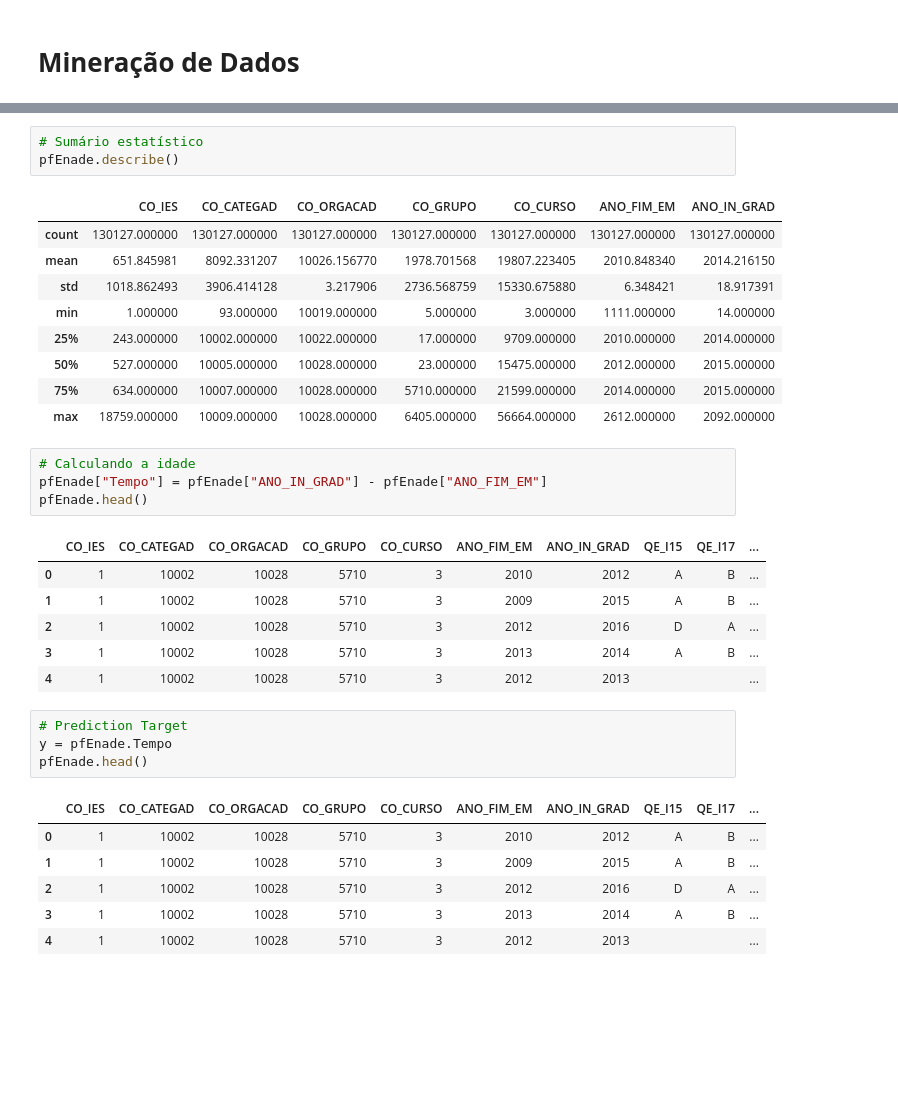
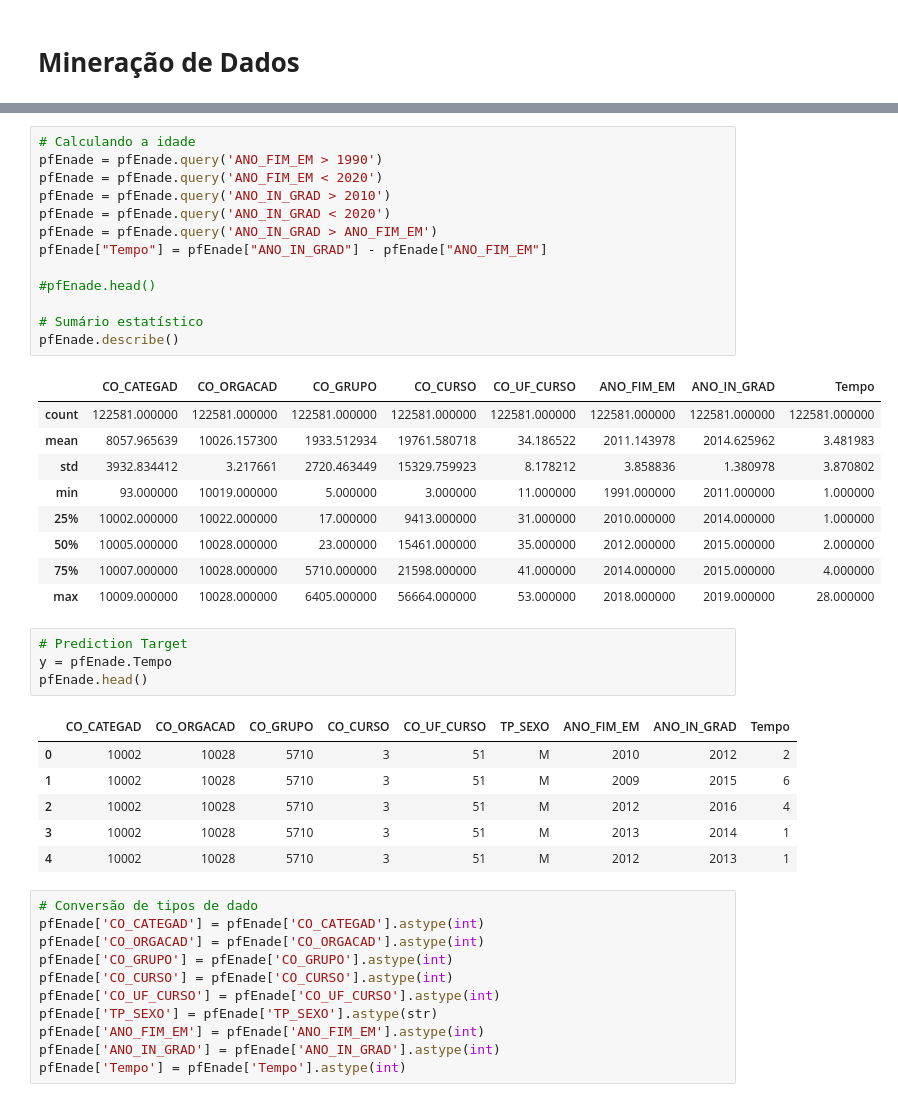
Before and after one commit to svponte/md, a Jupyter notebook: main.ipynb, the cells around one changed output, grey strips where cells are left out. Saved outputs shown, nothing was run; the diff lists cells and outputs as text; blank space fills up the shorter version.

Commit message:
Tramento de dados

```diff
--- a/main.ipynb
+++ b/main.ipynb
@@ -197,37 +195,47 @@ QE_I25            0
 dtype: int64
-# %%
-# Sumário estatístico
-pfEnade.describe()
-# %% [output]
-|  | CO_IES | CO_CATEGAD | CO_ORGACAD | CO_GRUPO | CO_CURSO | ANO_FIM_EM | ANO_IN_GRAD |
-| count | 130127.000000 | 130127.000000 | 130127.000000 | 130127.000000 | 130127.000000 | 130127.000000 | 130127.000000 |
-| mean | 651.845981 | 8092.331207 | 10026.156770 | 1978.701568 | 19807.223405 | 2010.848340 | 2014.216150 |
-| std | 1018.862493 | 3906.414128 | 3.217906 | 2736.568759 | 15330.675880 | 6.348421 | 18.917391 |
-| min | 1.000000 | 93.000000 | 10019.000000 | 5.000000 | 3.000000 | 1111.000000 | 14.000000 |
-| 25% | 243.000000 | 10002.000000 | 10022.000000 | 17.000000 | 9709.000000 | 2010.000000 | 2014.000000 |
-| 50% | 527.000000 | 10005.000000 | 10028.000000 | 23.000000 | 15475.000000 | 2012.000000 | 2015.000000 |
-| 75% | 634.000000 | 10007.000000 | 10028.000000 | 5710.000000 | 21599.000000 | 2014.000000 | 2015.000000 |
-| max | 18759.000000 | 10009.000000 | 10028.000000 | 6405.000000 | 56664.000000 | 2612.000000 | 2092.000000 |
 # %%
 # Calculando a idade
+pfEnade = pfEnade.query('ANO_FIM_EM > 1990')
+pfEnade = pfEnade.query('ANO_FIM_EM < 2020')
+pfEnade = pfEnade.query('ANO_IN_GRAD > 2010')
+pfEnade = pfEnade.query('ANO_IN_GRAD < 2020')
+pfEnade = pfEnade.query('ANO_IN_GRAD > ANO_FIM_EM')
 pfEnade["Tempo"] = pfEnade["ANO_IN_GRAD"] - pfEnade["ANO_FIM_EM"]
-pfEnade.head()
+
+#pfEnade.head()
+
+# Sumário estatístico
+pfEnade.describe()
 # %% [output]
-|  | CO_IES | CO_CATEGAD | CO_ORGACAD | CO_GRUPO | CO_CURSO | ANO_FIM_EM | ANO_IN_GRAD | QE_I15 | QE_I17 | ... |
-| 0 | 1 | 10002 | 10028 | 5710 | 3 | 2010 | 2012 | A | B | ... |
-| 1 | 1 | 10002 | 10028 | 5710 | 3 | 2009 | 2015 | A | B | ... |
-| 2 | 1 | 10002 | 10028 | 5710 | 3 | 2012 | 2016 | D | A | ... |
-| 3 | 1 | 10002 | 10028 | 5710 | 3 | 2013 | 2014 | A | B | ... |
-| 4 | 1 | 10002 | 10028 | 5710 | 3 | 2012 | 2013 |  |  | ... |
+|  | CO_CATEGAD | CO_ORGACAD | CO_GRUPO | CO_CURSO | CO_UF_CURSO | ANO_FIM_EM | ANO_IN_GRAD | Tempo |
+| count | 122581.000000 | 122581.000000 | 122581.000000 | 122581.000000 | 122581.000000 | 122581.000000 | 122581.000000 | 122581.000000 |
+| mean | 8057.965639 | 10026.157300 | 1933.512934 | 19761.580718 | 34.186522 | 2011.143978 | 2014.625962 | 3.481983 |
+| std | 3932.834412 | 3.217661 | 2720.463449 | 15329.759923 | 8.178212 | 3.858836 | 1.380978 | 3.870802 |
+| min | 93.000000 | 10019.000000 | 5.000000 | 3.000000 | 11.000000 | 1991.000000 | 2011.000000 | 1.000000 |
+| 25% | 10002.000000 | 10022.000000 | 17.000000 | 9413.000000 | 31.000000 | 2010.000000 | 2014.000000 | 1.000000 |
+| 50% | 10005.000000 | 10028.000000 | 23.000000 | 15461.000000 | 35.000000 | 2012.000000 | 2015.000000 | 2.000000 |
+| 75% | 10007.000000 | 10028.000000 | 5710.000000 | 21598.000000 | 41.000000 | 2014.000000 | 2015.000000 | 4.000000 |
+| max | 10009.000000 | 10028.000000 | 6405.000000 | 56664.000000 | 53.000000 | 2018.000000 | 2019.000000 | 28.000000 |
 # %%
 # Prediction Target
 y = pfEnade.Tempo
 pfEnade.head()
 # %% [output]
-|  | CO_IES | CO_CATEGAD | CO_ORGACAD | CO_GRUPO | CO_CURSO | ANO_FIM_EM | ANO_IN_GRAD | QE_I15 | QE_I17 | ... |
-| 0 | 1 | 10002 | 10028 | 5710 | 3 | 2010 | 2012 | A | B | ... |
-| 1 | 1 | 10002 | 10028 | 5710 | 3 | 2009 | 2015 | A | B | ... |
-| 2 | 1 | 10002 | 10028 | 5710 | 3 | 2012 | 2016 | D | A | ... |
-| 3 | 1 | 10002 | 10028 | 5710 | 3 | 2013 | 2014 | A | B | ... |
-| 4 | 1 | 10002 | 10028 | 5710 | 3 | 2012 | 2013 |  |  | ... |
+|  | CO_CATEGAD | CO_ORGACAD | CO_GRUPO | CO_CURSO | CO_UF_CURSO | TP_SEXO | ANO_FIM_EM | ANO_IN_GRAD | Tempo |
+| 0 | 10002 | 10028 | 5710 | 3 | 51 | M | 2010 | 2012 | 2 |
+| 1 | 10002 | 10028 | 5710 | 3 | 51 | M | 2009 | 2015 | 6 |
+| 2 | 10002 | 10028 | 5710 | 3 | 51 | M | 2012 | 2016 | 4 |
+| 3 | 10002 | 10028 | 5710 | 3 | 51 | M | 2013 | 2014 | 1 |
+| 4 | 10002 | 10028 | 5710 | 3 | 51 | M | 2012 | 2013 | 1 |
+# %%
+# Conversão de tipos de dado
+pfEnade['CO_CATEGAD'] = pfEnade['CO_CATEGAD'].astype(int)
+pfEnade['CO_ORGACAD'] = pfEnade['CO_ORGACAD'].astype(int)
+pfEnade['CO_GRUPO'] = pfEnade['CO_GRUPO'].astype(int)
+pfEnade['CO_CURSO'] = pfEnade['CO_CURSO'].astype(int)
+pfEnade['CO_UF_CURSO'] = pfEnade['CO_UF_CURSO'].astype(int)
+pfEnade['TP_SEXO'] = pfEnade['TP_SEXO'].astype(str)
+pfEnade['ANO_FIM_EM'] = pfEnade['ANO_FIM_EM'].astype(int)
+pfEnade['ANO_IN_GRAD'] = pfEnade['ANO_IN_GRAD'].astype(int)
+pfEnade['Tempo'] = pfEnade['Tempo'].astype(int)
 # %%
```
Also changed, not shown: parts of 7 cells of this notebook.
